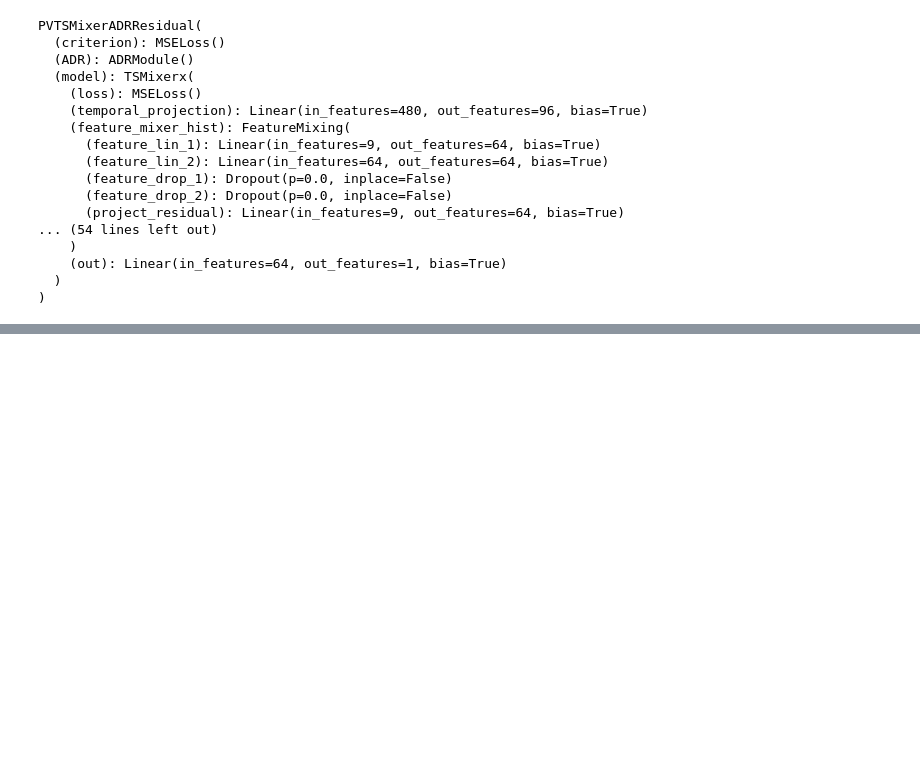
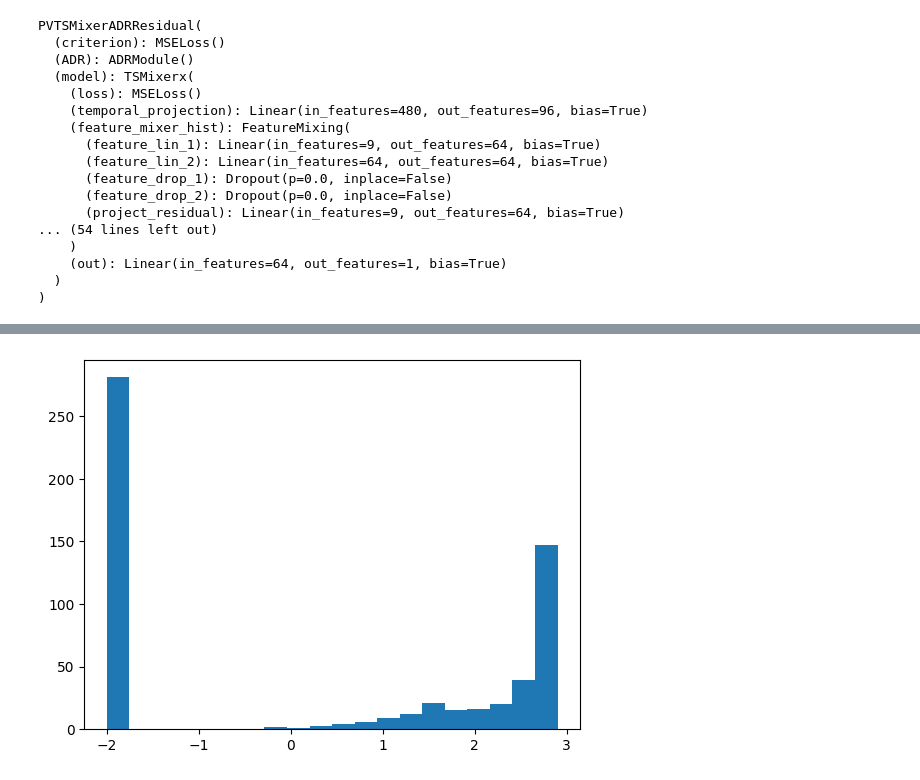
Before and after one commit to pavlikp/PV-PIML, a Jupyter notebook: notebooks/InspectTSMixer.ipynb, the cells around one changed output, grey strips where cells are left out. Drawn from its saved outputs; the diff is of its cells as text; code cells hidden in the pictures; blank space fills up the shorter version.

```diff
--- a/notebooks/InspectTSMixer.ipynb
+++ b/notebooks/InspectTSMixer.ipynb
@@ -226,0 +251,5 @@ plt.show()
+# %%
+plt.hist(np.log10(production * 1000 + 1e-2), bins=20)
+plt.show()
+# %% [output]
+[figure, added]
```
Also changed, not shown: parts of 9 cells of this notebook, 7 other files.
